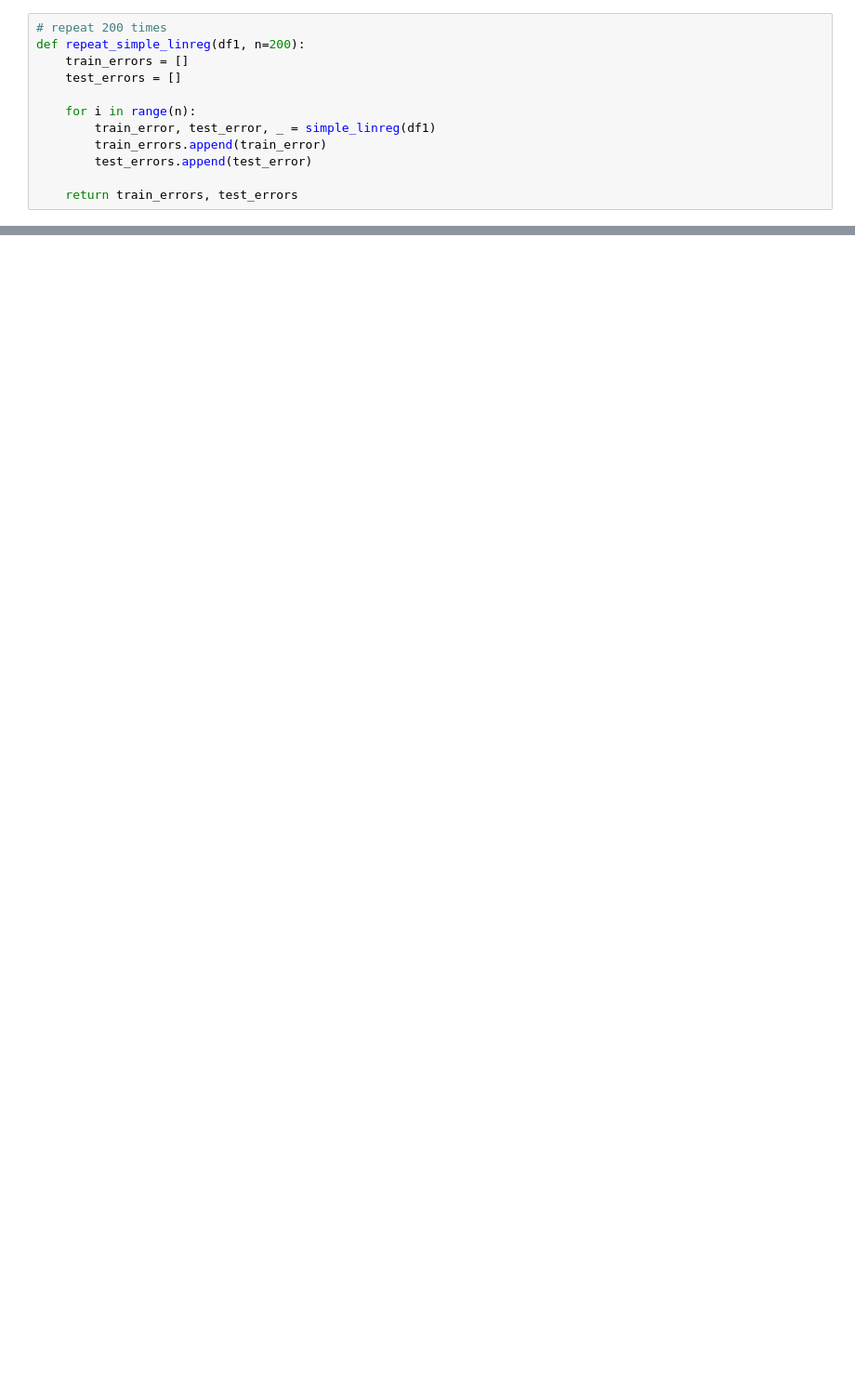
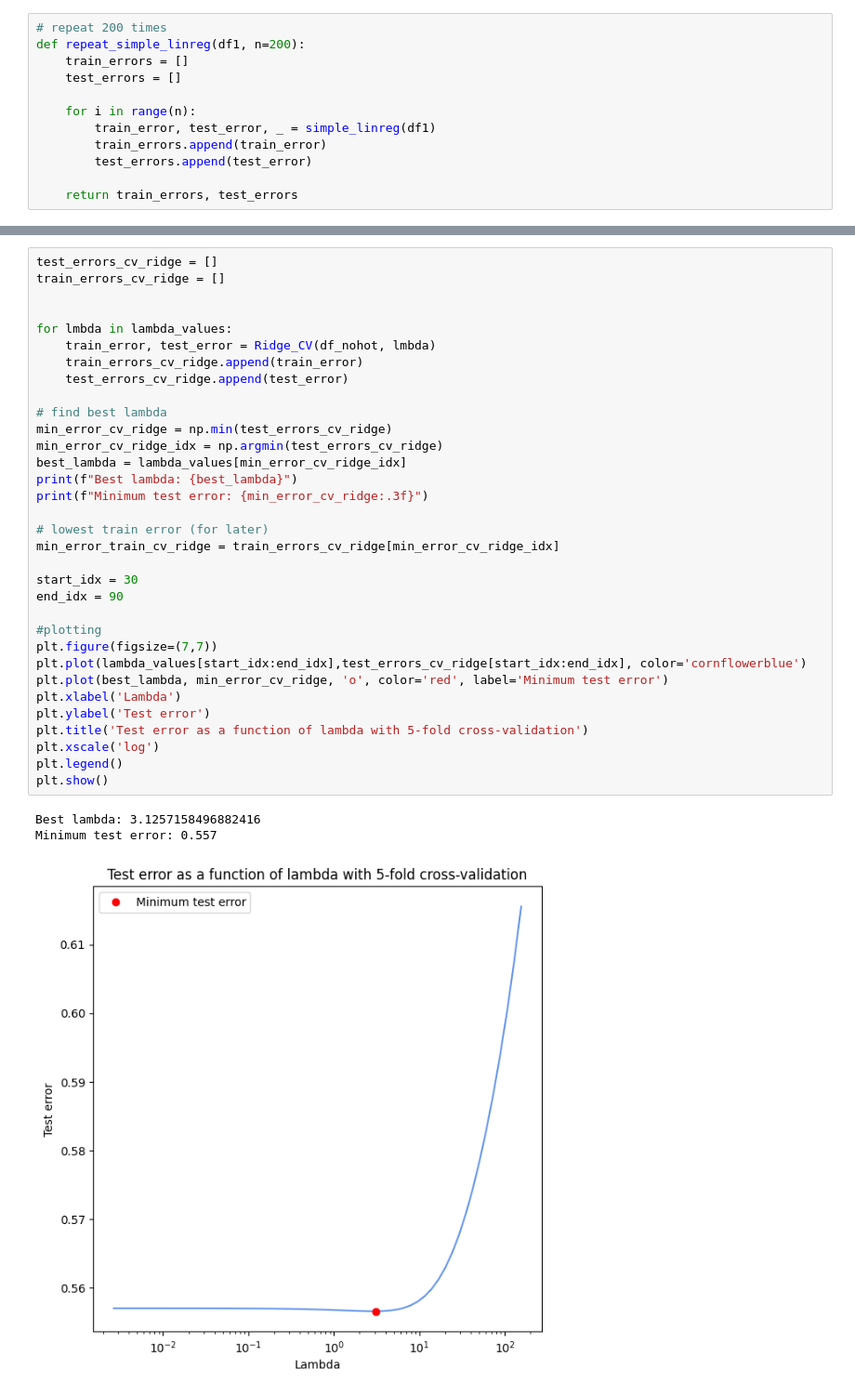
Before and after one commit to miamerlid/STK-IN4300, a Jupyter notebook: oblig2.ipynb, the cells around one changed output, grey strips where cells are left out. Shown at 93% size. Saved outputs shown, nothing was run; the diff lists cells and outputs as text; blank space fills up the shorter version.

```diff
--- a/oblig2.ipynb
+++ b/oblig2.ipynb
@@ -412,0 +570,37 @@ plt.show()
+# %%
+test_errors_cv_ridge = []
+train_errors_cv_ridge = []
+
+
+for lmbda in lambda_values:
+    train_error, test_error = Ridge_CV(df_nohot, lmbda)
+    train_errors_cv_ridge.append(train_error)
+    test_errors_cv_ridge.append(test_error)
+
+# find best lambda
+min_error_cv_ridge = np.min(test_errors_cv_ridge)
+min_error_cv_ridge_idx = np.argmin(test_errors_cv_ridge)
+best_lambda = lambda_values[min_error_cv_ridge_idx]
+print(f"Best lambda: {best_lambda}")
+print(f"Minimum test error: {min_error_cv_ridge:.3f}")
+
+# lowest train error (for later)
+min_error_train_cv_ridge = train_errors_cv_ridge[min_error_cv_ridge_idx]
+
+start_idx = 30
+end_idx = 90
+
+#plotting
+plt.figure(figsize=(7,7))
+plt.plot(lambda_values[start_idx:end_idx],test_errors_cv_ridge[start_idx:end_idx], color='cornflowerblue')
+plt.plot(best_lambda, min_error_cv_ridge, 'o', color='red', label='Minimum test error')
+plt.xlabel('Lambda')
+plt.ylabel('Test error')
+plt.title('Test error as a function of lambda with 5-fold cross-validation')
+plt.xscale('log')
+plt.legend()
+plt.show()
+# %% [output]
+Best lambda: 3.1257158496882416
+Minimum test error: 0.557
+[figure, added]
```
Also changed, not shown: parts of 99 cells of this notebook, 1 other file.
